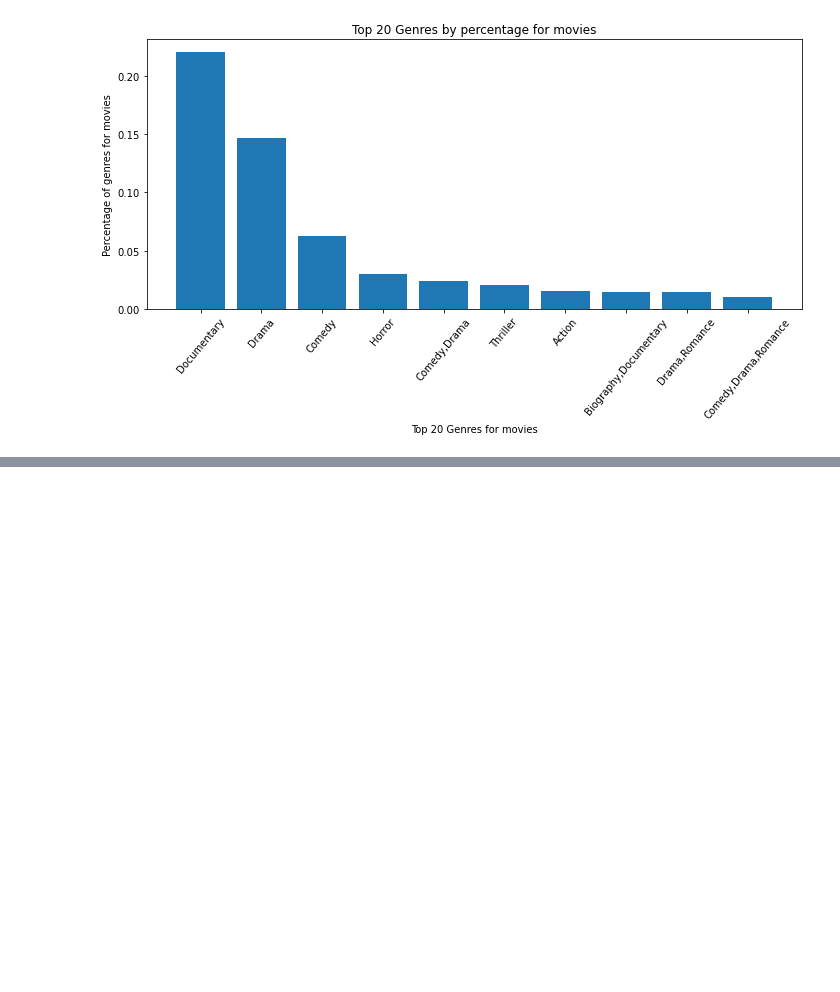
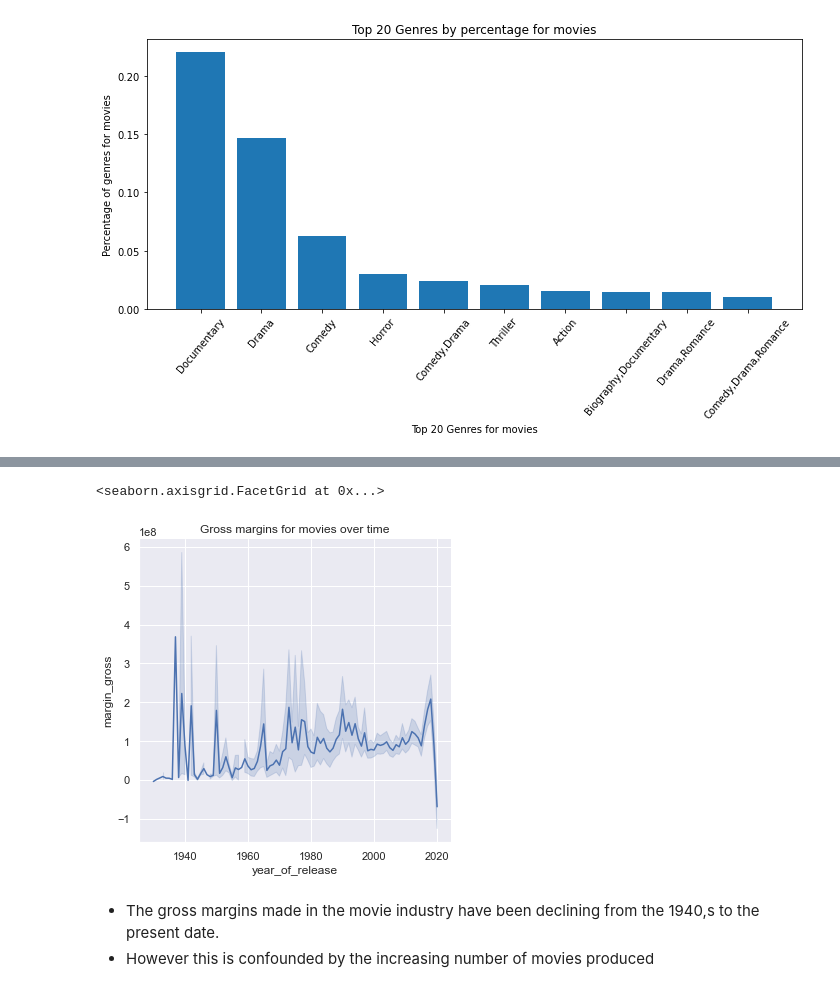
Before and after one commit to NicholasKIRUI/Data-Science-Course---Phase-1-Project, a Jupyter notebook: index.ipynb, the cells around one changed output, grey strips where cells are left out. Drawn from its saved outputs; the diff is of its cells as text; code cells hidden in the pictures; blank space fills up the shorter version.

Commit message:
data analysis 2

```diff
--- a/index.ipynb
+++ b/index.ipynb
@@ -1332,0 +1477,12 @@ plt.tight_layout()
+# %%
+sns.set(rc={"figure.figsize":(12, 10)})
+sns.relplot('year_of_release', 'margin_gross',
+            data = clean_movie_budgets_df,
+            kind='line'
+            ).set(title='Gross margins for movies over time')
+# %% [output]
+<seaborn.axisgrid.FacetGrid at 0x...>
+[figure, added]
+# %% [markdown]
+- The gross margins made in the movie industry have been declining from the 1940,s to the present date.
+- However this is confounded by the increasing number of movies produced
```
Also changed, not shown: parts of 16 cells of this notebook.
